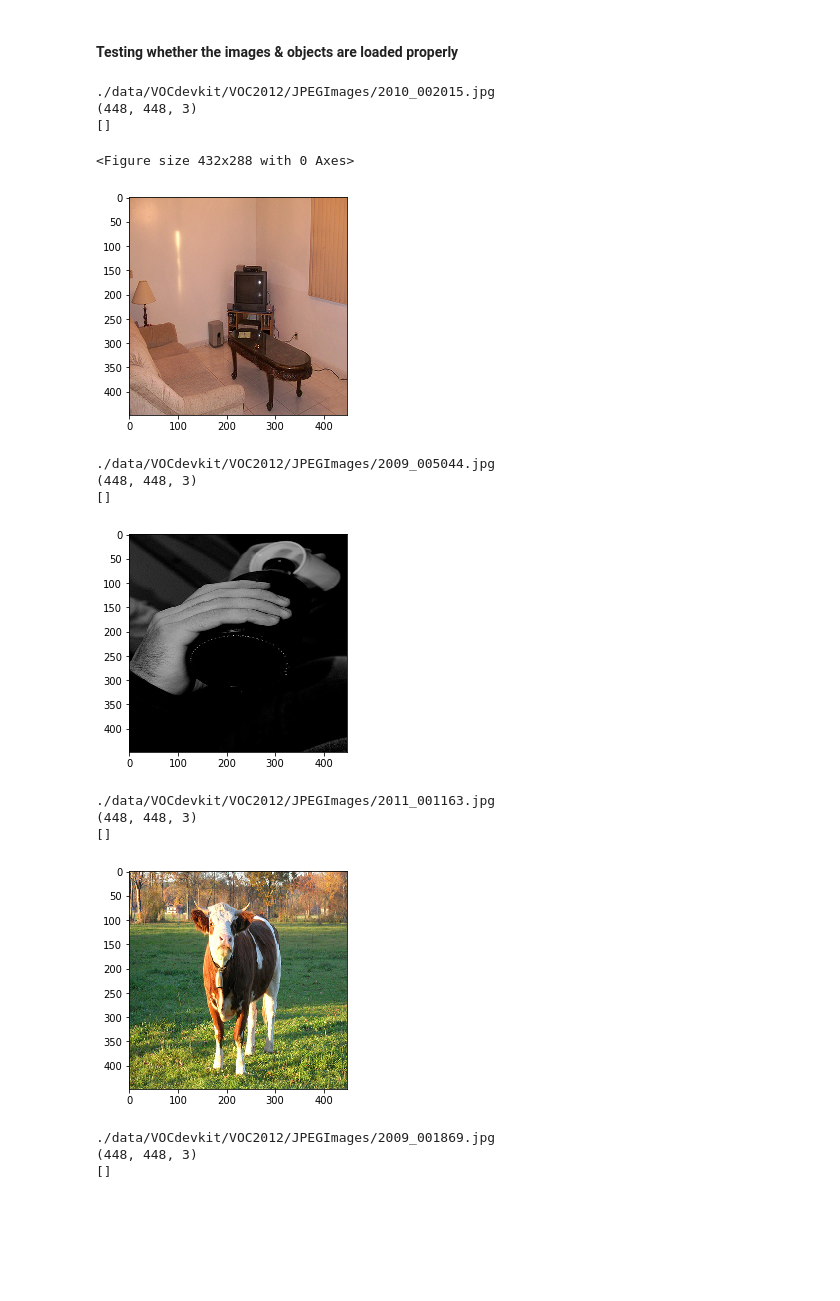
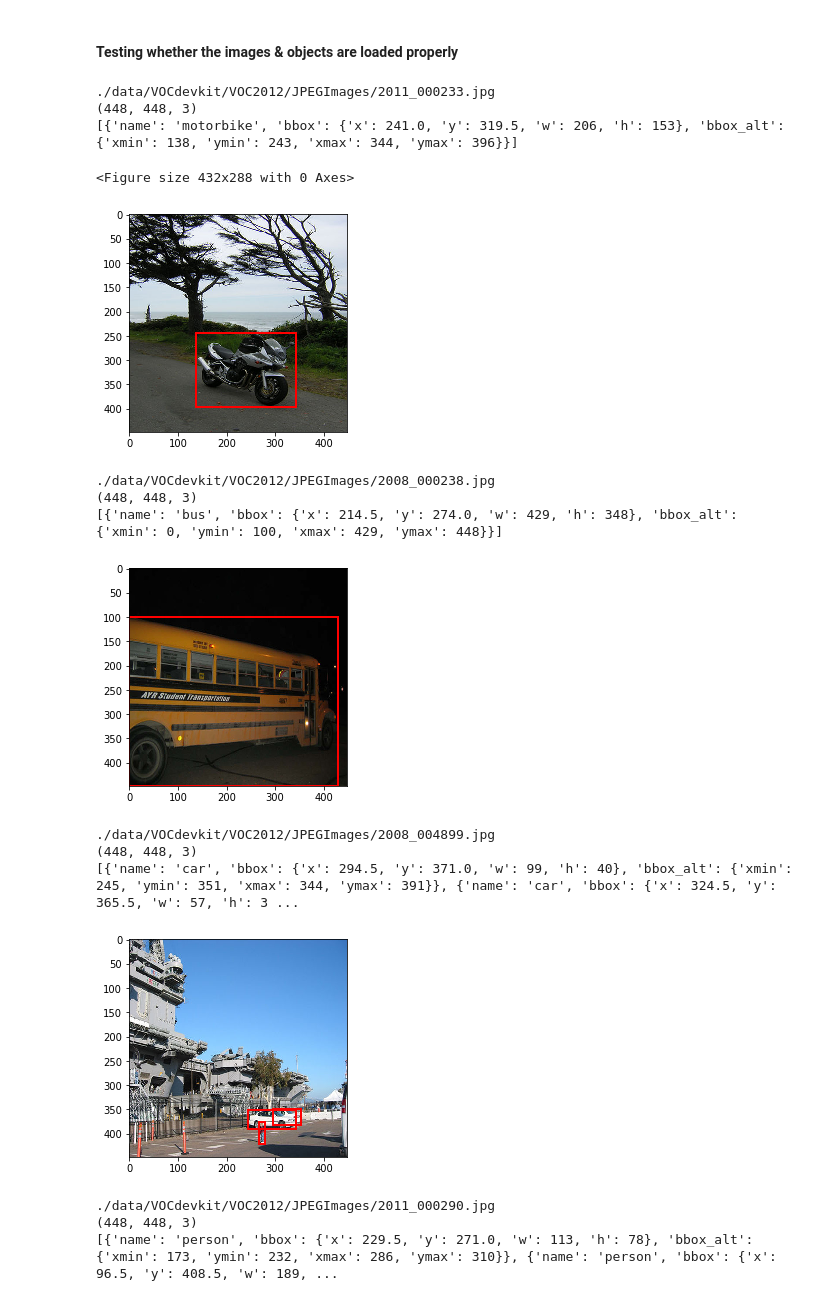
Before and after one commit to fanton-dev/traffic-brain, a Jupyter notebook: classification/YOLO_Traffic_classification.ipynb, the cells around one changed output. Drawn from its saved outputs; the diff is of its cells as text; code cells hidden in the pictures; blank space fills up the shorter version.

Commit message:
[Classification] Redifined object BBoxes
Edited the bounding box definition to match the neural network output requirements. Resolved #20.

```diff
--- a/classification/YOLO_Traffic_classification.ipynb
+++ b/classification/YOLO_Traffic_classification.ipynb
@@ -41,15 +40,15 @@ from tensorflow.python.client import device_lib
 # %% [markdown]
 #### Defining images with which labels to be loaded
 # %%
-lables_to_load = [
-    'bicycle',
-    'bus',
-    'car',
-    'horse',
-    'motorbike',
-    'person',
-    'train'
-]
+labels_to_load = {
+    0: 'bicycle',
+    1: 'bus',
+    2: 'car',
+    3: 'horse',
+    4: 'motorbike',
+    5: 'person',
+    6: 'train'
+}
 # %% [markdown]
 #### Hyperparameters
 # %%
@@ -110,9 +98,9 @@ class AnnotatedImage:
 train_images_to_load = []
 val_images_to_load = []
 
-for lable in lables_to_load:
-    train_file = open('./data/VOCdevkit/VOC2012/ImageSets/Main/' + lable + "_train.txt", 'r')
-    val_file = open('./data/VOCdevkit/VOC2012/ImageSets/Main/' + lable + "_val.txt", 'r')
+for label in range(0, len(labels_to_load)):
+    train_file = open('./data/VOCdevkit/VOC2012/ImageSets/Main/' + labels_to_load[label] + "_train.txt", 'r')
+    val_file = open('./data/VOCdevkit/VOC2012/ImageSets/Main/' + labels_to_load[label] + "_val.txt", 'r')
     for line in train_file:
         train_images_to_load.append(line[:-4])
     for line in val_file:
@@ -155,43 +143,41 @@ for image in val_image_list:
 # %% [markdown]
 #### Testing whether the images & objects are loaded properly
 # %%
-import random
-
 plt.figure()
 for i in range(0, 5):
     rng = random.randint(1, len(train_image_list))
-    fig,ax = plt.subplots(1)
+    fig, ax = plt.subplots(1)
     ax.imshow(train_image_list[rng].image)
 
     for object in train_image_list[rng].objects:
         rect = patches.Rectangle(
-            object['bbox']['min'],
-            object['bbox']['max'][0] - object['bbox']['min'][0],
-            object['bbox']['max'][1] - object['bbox']['min'][1],
+            (object['bbox_alt']['xmin'], object['bbox_alt']['ymin']),
+            object['bbox_alt']['xmax'] - object['bbox_alt']['xmin'],
+            object['bbox_alt']['ymax'] - object['bbox_alt']['ymin'],
             linewidth=2,
             edgecolor='#ff0000',
             facecolor='none'
         )
         ax.add_patch(rect)
 
     print(train_image_list[rng].filepath)
     print(train_image_list[rng].image.shape)
     print(train_image_list[rng].objects)
     plt.show()
 # %% [output]
-./data/VOCdevkit/VOC2012/JPEGImages/2010_002015.jpg
+./data/VOCdevkit/VOC2012/JPEGImages/2011_000233.jpg
 (448, 448, 3)
-[]
+[{'name': 'motorbike', 'bbox': {'x': 241.0, 'y': 319.5, 'w': 206, 'h': 153}, 'bbox_alt': {'xmin': 138, 'ymin': 243, 'xmax': 344, 'ymax': 396}}]
 <Figure size 432x288 with 0 Axes>
-[figure, old version]
+[figure, new version]
-./data/VOCdevkit/VOC2012/JPEGImages/2009_005044.jpg
+./data/VOCdevkit/VOC2012/JPEGImages/2008_000238.jpg
 (448, 448, 3)
-[]
+[{'name': 'bus', 'bbox': {'x': 214.5, 'y': 274.0, 'w': 429, 'h': 348}, 'bbox_alt': {'xmin': 0, 'ymin': 100, 'xmax': 429, 'ymax': 448}}]
-[figure, old version]
+[figure, new version]
-./data/VOCdevkit/VOC2012/JPEGImages/2011_001163.jpg
+./data/VOCdevkit/VOC2012/JPEGImages/2008_004899.jpg
 (448, 448, 3)
-[]
+[{'name': 'car', 'bbox': {'x': 294.5, 'y': 371.0, 'w': 99, 'h': 40}, 'bbox_alt': {'xmin': 245, 'ymin': 351, 'xmax': 344, 'ymax': 391}}, {'name': 'car', 'bbox': {'x': 324.5, 'y': 365.5, 'w': 57, 'h': 3 ...
-[figure, old version]
+[figure, new version]
-./data/VOCdevkit/VOC2012/JPEGImages/2009_001869.jpg
+./data/VOCdevkit/VOC2012/JPEGImages/2011_000290.jpg
 (448, 448, 3)
-[]
+[{'name': 'person', 'bbox': {'x': 229.5, 'y': 271.0, 'w': 113, 'h': 78}, 'bbox_alt': {'xmin': 173, 'ymin': 232, 'xmax': 286, 'ymax': 310}}, {'name': 'person', 'bbox': {'x': 96.5, 'y': 408.5, 'w': 189, ...
```
Also changed, not shown: parts of 11 cells of this notebook.
